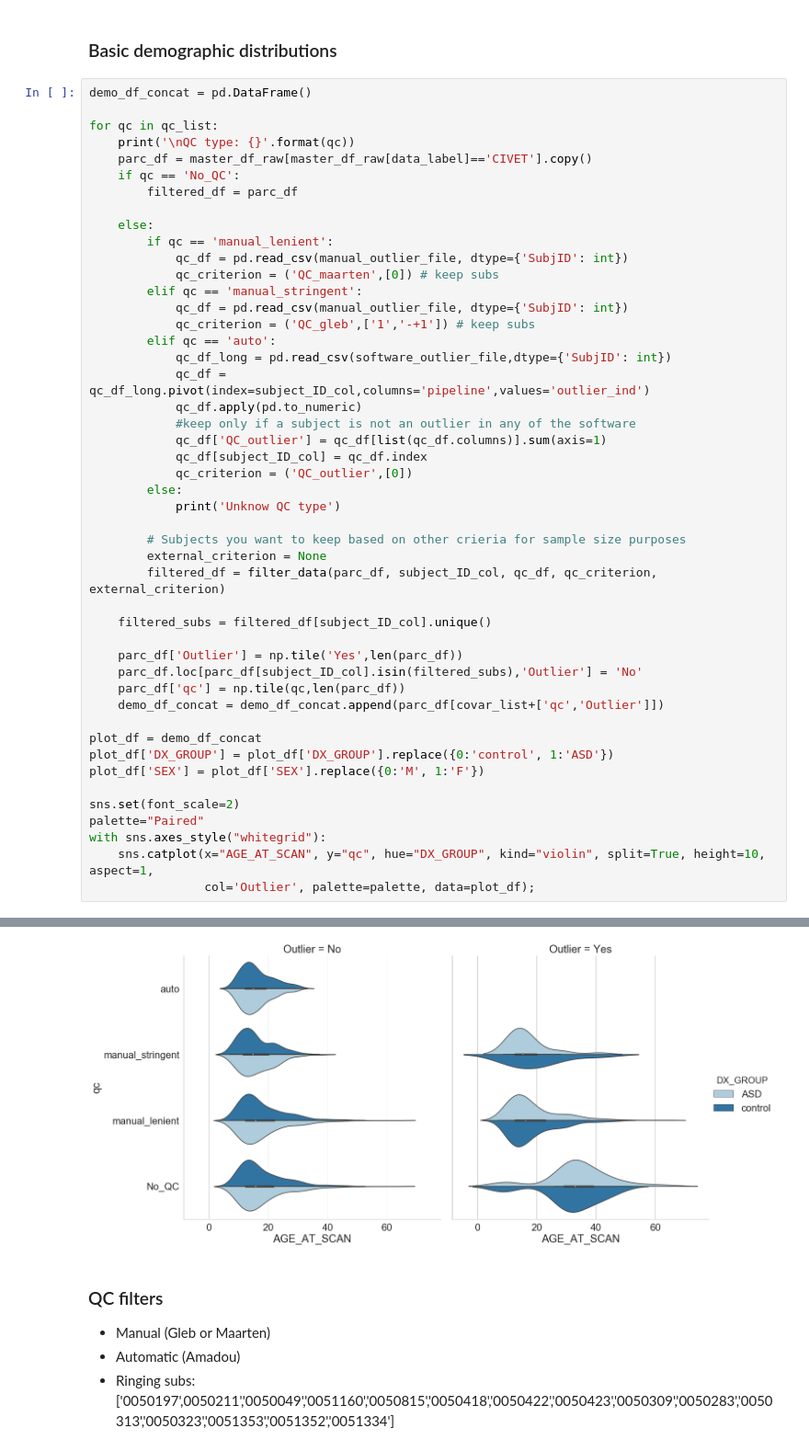
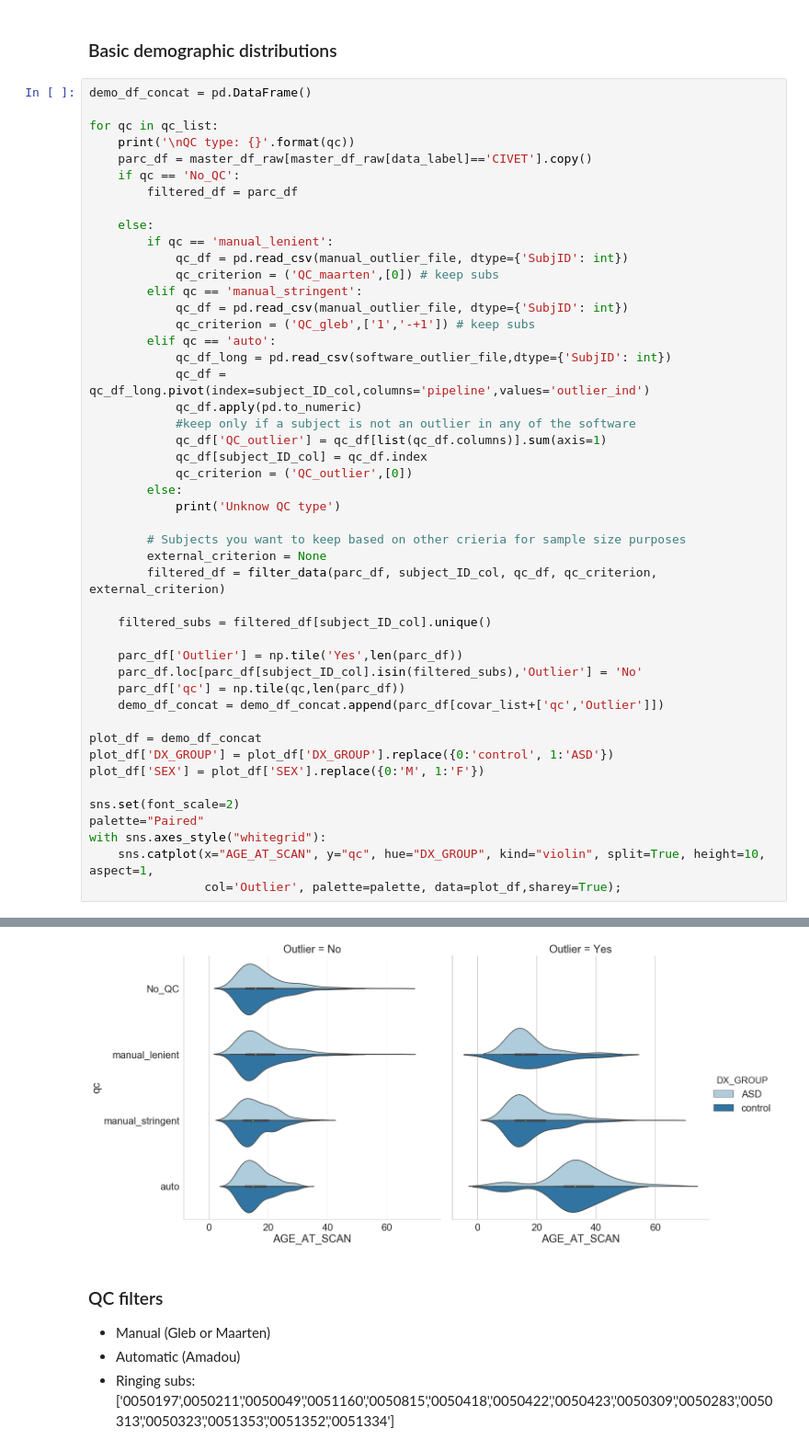
Before and after one commit to neurodatascience/compare-surf-tools, a Jupyter notebook: notebooks/run_software_comparisons.ipynb, the cells around one changed output, grey strips where cells are left out. Shown: that part at 92% size. Saved outputs shown, nothing was run; the diff lists cells and outputs as text.

```diff
--- a/notebooks/run_software_comparisons.ipynb
+++ b/notebooks/run_software_comparisons.ipynb
@@ -213,35 +215,35 @@ for qc in qc_list:
     parc_df['Outlier'] = np.tile('Yes',len(parc_df))
     parc_df.loc[parc_df[subject_ID_col].isin(filtered_subs),'Outlier'] = 'No'
     parc_df['qc'] = np.tile(qc,len(parc_df))
     demo_df_concat = demo_df_concat.append(parc_df[covar_list+['qc','Outlier']])
 
 plot_df = demo_df_concat
 plot_df['DX_GROUP'] = plot_df['DX_GROUP'].replace({0:'control', 1:'ASD'})
 plot_df['SEX'] = plot_df['SEX'].replace({0:'M', 1:'F'})
 
 sns.set(font_scale=2)
 palette="Paired"
 with sns.axes_style("whitegrid"):
     sns.catplot(x="AGE_AT_SCAN", y="qc", hue="DX_GROUP", kind="violin", split=True, height=10, aspect=1,
-                col='Outlier', palette=palette, data=plot_df);
+                col='Outlier', palette=palette, data=plot_df,sharey=True);
 # %% [output]
 QC type: No_QC
 
 QC type: manual_lenient
 
 Filtering based on QC_maarten. Number subjects before filtering 778
 Resultant number of subjects 748
 
 QC type: manual_stringent
 
 Filtering based on QC_gleb. Number subjects before filtering 778
 Resultant number of subjects 204
 
 QC type: auto
 
 Filtering based on QC_outlier. Number subjects before filtering 778
 Resultant number of subjects 685
-[figure, old version]
+[figure, new version]
 # %% [markdown]
 ### QC filters
 - Manual (Gleb or Maarten)
```
Also changed, not shown: parts of 13 cells of this notebook, 4 other files.
